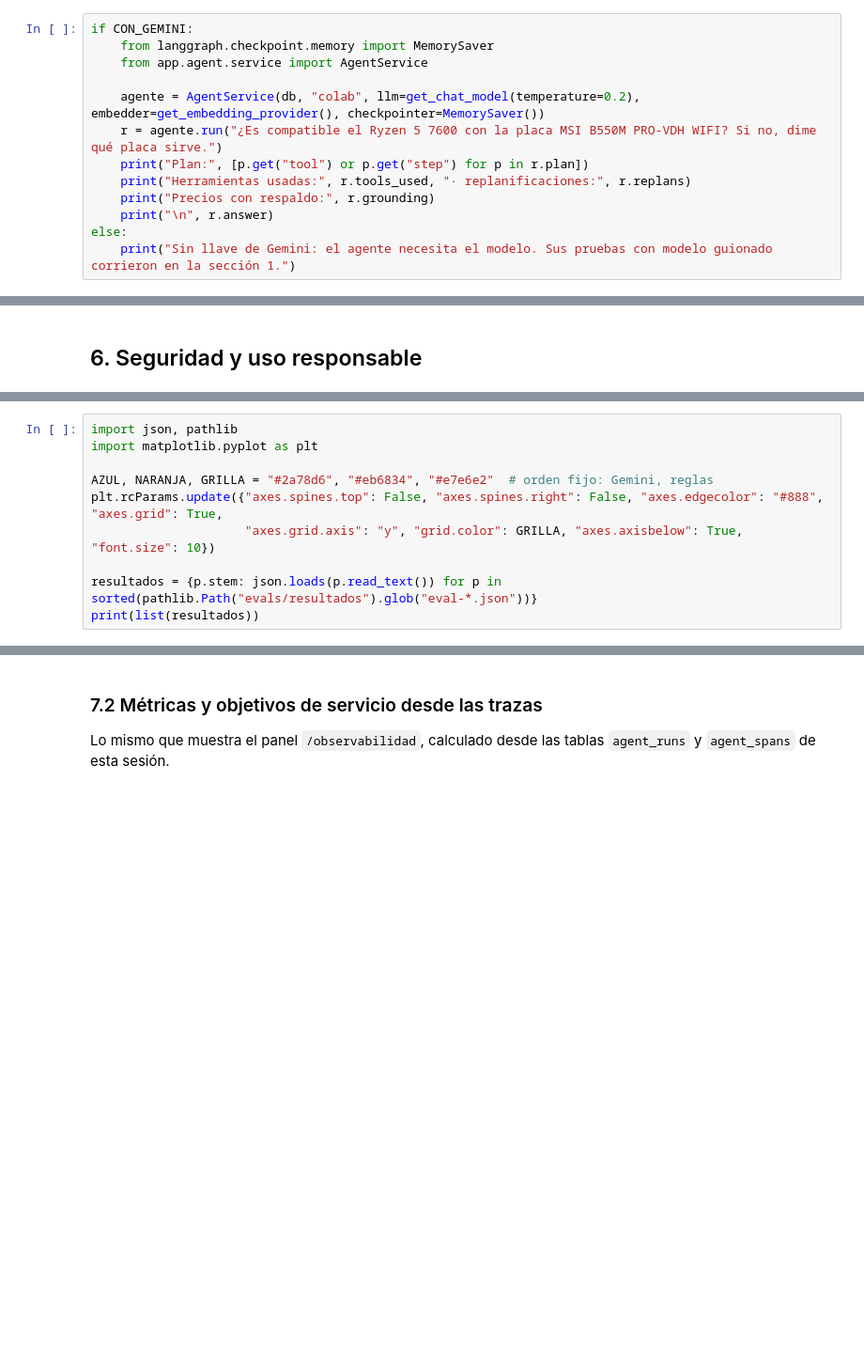
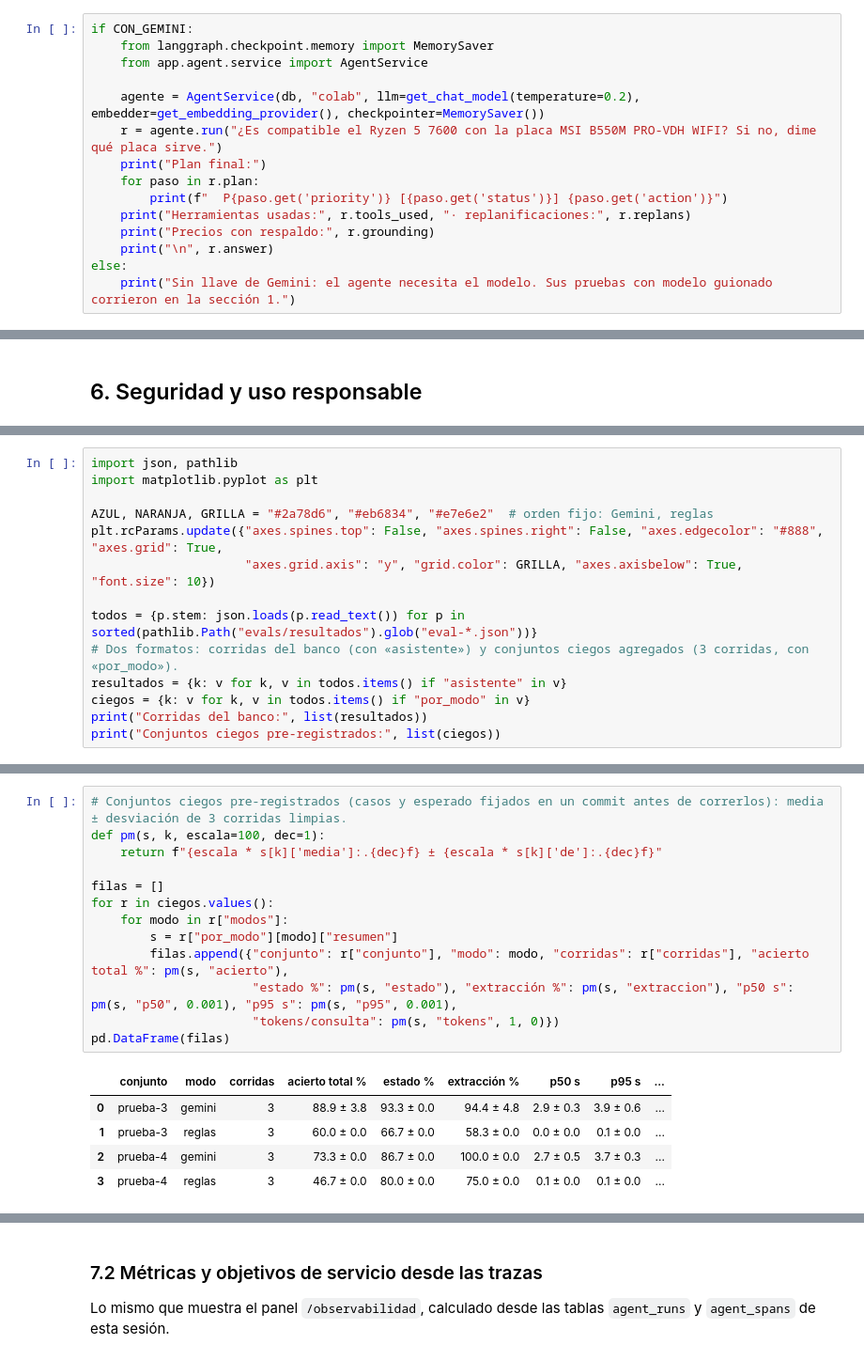
Before and after one commit to niKo-ing/PROYECTOENGINEER-AI, a Jupyter notebook: notebooks/EFT_ISY0101.ipynb, the cells around one changed output, grey strips where cells are left out. Shown at 94% size. Drawn from its saved outputs; the diff is of its cells as text; blank space fills up the shorter version.

```diff
--- a/notebooks/EFT_ISY0101.ipynb
+++ b/notebooks/EFT_ISY0101.ipynb
@@ -147,7 +233,9 @@ if CON_GEMINI:
 
     agente = AgentService(db, "colab", llm=get_chat_model(temperature=0.2), embedder=get_embedding_provider(), checkpointer=MemorySaver())
     r = agente.run("¿Es compatible el Ryzen 5 7600 con la placa MSI B550M PRO-VDH WIFI? Si no, dime qué placa sirve.")
-    print("Plan:", [p.get("tool") or p.get("step") for p in r.plan])
+    print("Plan final:")
+    for paso in r.plan:
+        print(f"  P{paso.get('priority')} [{paso.get('status')}] {paso.get('action')}")
     print("Herramientas usadas:", r.tools_used, "· replanificaciones:", r.replans)
     print("Precios con respaldo:", r.grounding)
     print("\n", r.answer)
@@ -180,5 +286,9 @@ AZUL, NARANJA, GRILLA = "#2a78d6", "#eb6834", "#e7e6e2"  # orden fijo: Gemini, r
 plt.rcParams.update({"axes.spines.top": False, "axes.spines.right": False, "axes.edgecolor": "#888", "axes.grid": True,
                      "axes.grid.axis": "y", "grid.color": GRILLA, "axes.axisbelow": True, "font.size": 10})
 
-resultados = {p.stem: json.loads(p.read_text()) for p in sorted(pathlib.Path("evals/resultados").glob("eval-*.json"))}
-print(list(resultados))
+todos = {p.stem: json.loads(p.read_text()) for p in sorted(pathlib.Path("evals/resultados").glob("eval-*.json"))}
+# Dos formatos: corridas del banco (con «asistente») y conjuntos ciegos agregados (3 corridas, con «por_modo»).
+resultados = {k: v for k, v in todos.items() if "asistente" in v}
+ciegos = {k: v for k, v in todos.items() if "por_modo" in v}
+print("Corridas del banco:", list(resultados))
+print("Conjuntos ciegos pre-registrados:", list(ciegos))
@@ -215,3 +339,22 @@ pd.DataFrame(filas).round(1)
+# %%
+# Conjuntos ciegos pre-registrados (casos y esperado fijados en un commit antes de correrlos): media ± desviación de 3 corridas limpias.
+def pm(s, k, escala=100, dec=1):
+    return f"{escala * s[k]['media']:.{dec}f} ± {escala * s[k]['de']:.{dec}f}"
+
+filas = []
+for r in ciegos.values():
+    for modo in r["modos"]:
+        s = r["por_modo"][modo]["resumen"]
+        filas.append({"conjunto": r["conjunto"], "modo": modo, "corridas": r["corridas"], "acierto total %": pm(s, "acierto"),
+                      "estado %": pm(s, "estado"), "extracción %": pm(s, "extraccion"), "p50 s": pm(s, "p50", 0.001), "p95 s": pm(s, "p95", 0.001),
+                      "tokens/consulta": pm(s, "tokens", 1, 0)})
+pd.DataFrame(filas)
+# %% [output]
+|  | conjunto | modo | corridas | acierto total % | estado % | extracción % | p50 s | p95 s | ... |
+| 0 | prueba-3 | gemini | 3 | 88.9 ± 3.8 | 93.3 ± 0.0 | 94.4 ± 4.8 | 2.9 ± 0.3 | 3.9 ± 0.6 | ... |
+| 1 | prueba-3 | reglas | 3 | 60.0 ± 0.0 | 66.7 ± 0.0 | 58.3 ± 0.0 | 0.0 ± 0.0 | 0.1 ± 0.0 | ... |
+| 2 | prueba-4 | gemini | 3 | 73.3 ± 0.0 | 86.7 ± 0.0 | 100.0 ± 0.0 | 2.7 ± 0.5 | 3.7 ± 0.3 | ... |
+| 3 | prueba-4 | reglas | 3 | 46.7 ± 0.0 | 80.0 ± 0.0 | 75.0 ± 0.0 | 0.1 ± 0.0 | 0.1 ± 0.0 | ... |
 # %%
 # Distribución de la latencia de Gemini (una serie: el título la nombra).
 lat = [x["latency_ms"] / 1000 for r in resultados.values() for x in r["crudo"].get("gemini", []) if x.get("latency_ms")]
```
Also changed, not shown: parts of 23 cells of this notebook, 11 other files.
